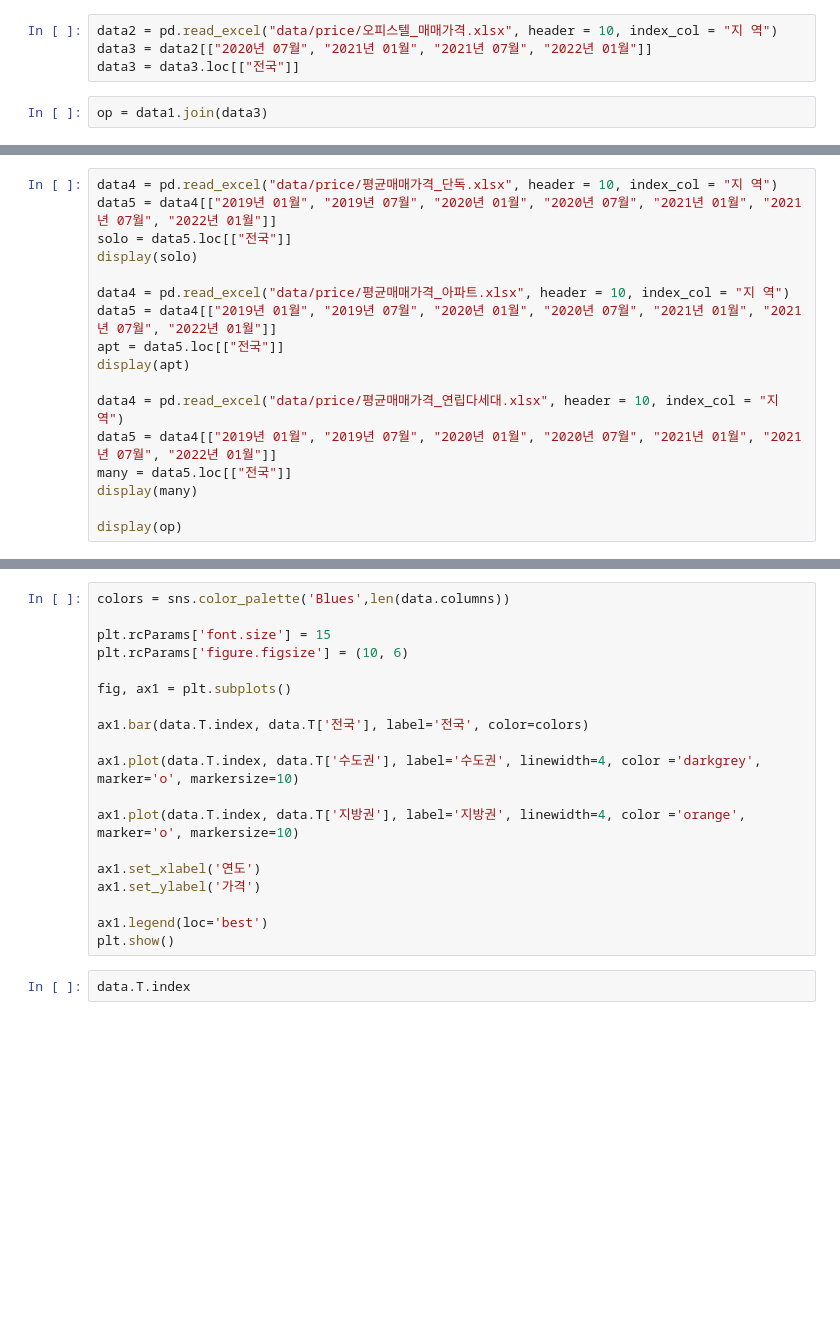
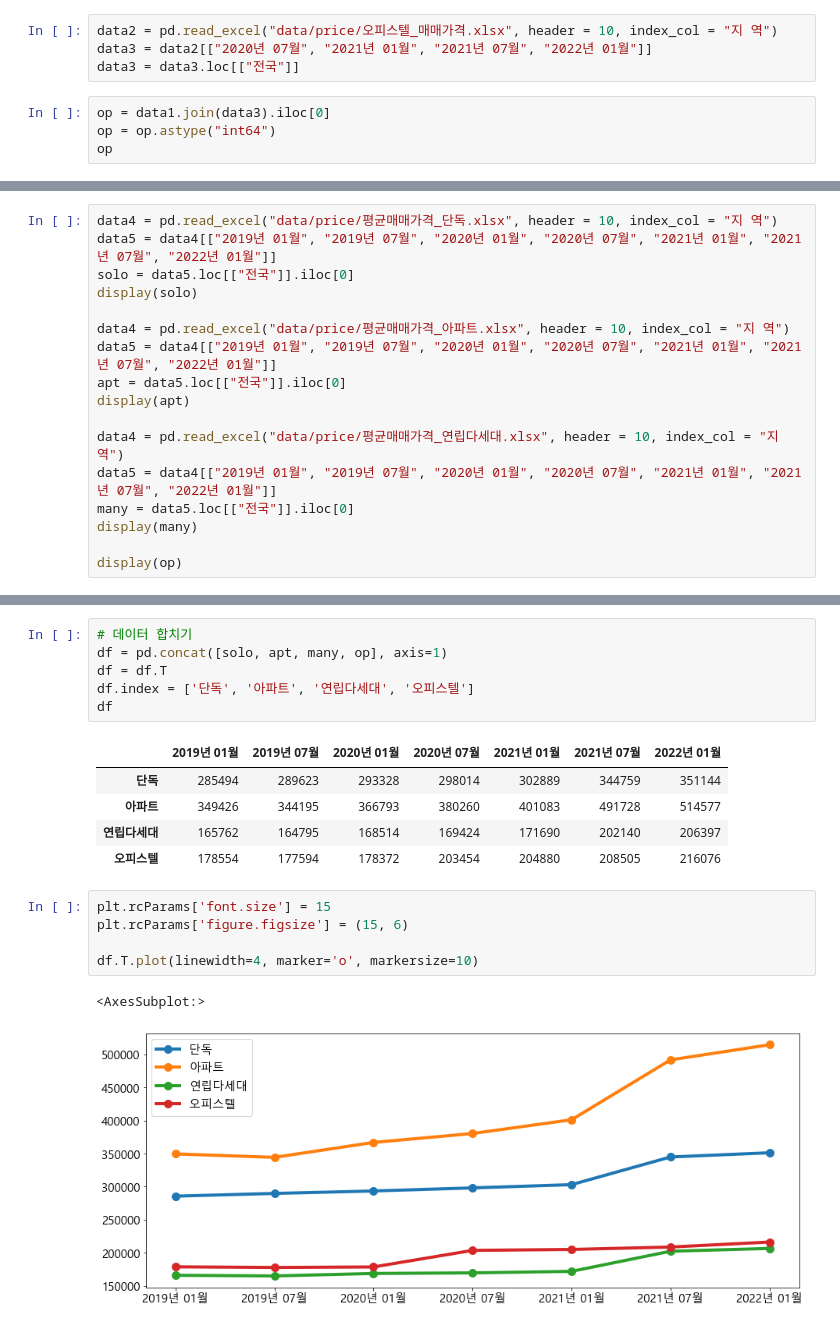
Before and after one commit to Minah-Seong/Project_Can, a Jupyter notebook: 주택유형별 평균 매매가.ipynb, the cells around one changed output, grey strips where cells are left out. Saved outputs shown, nothing was run; the diff lists cells and outputs as text; blank space fills up the shorter version.

```diff
--- a/주택유형별 평균 매매가.ipynb
+++ b/주택유형별 평균 매매가.ipynb
@@ -33,4 +33,6 @@ data2 = pd.read_excel("data/price/오피스텔_매매가격.xlsx", header = 10,
 data3 = data2[["2020년 07월", "2021년 01월", "2021년 07월", "2022년 01월"]]
 data3 = data3.loc[["전국"]]
 # %%
-op = data1.join(data3)
+op = data1.join(data3).iloc[0]
+op = op.astype("int64")
+op
@@ -37,17 +48,17 @@ op = data1.join(data3)
 # %%
 data4 = pd.read_excel("data/price/평균매매가격_단독.xlsx", header = 10, index_col = "지 역")
 data5 = data4[["2019년 01월", "2019년 07월", "2020년 01월", "2020년 07월", "2021년 01월", "2021년 07월", "2022년 01월"]]
-solo = data5.loc[["전국"]]
+solo = data5.loc[["전국"]].iloc[0]
 display(solo)
 
 data4 = pd.read_excel("data/price/평균매매가격_아파트.xlsx", header = 10, index_col = "지 역")
 data5 = data4[["2019년 01월", "2019년 07월", "2020년 01월", "2020년 07월", "2021년 01월", "2021년 07월", "2022년 01월"]]
-apt = data5.loc[["전국"]]
+apt = data5.loc[["전국"]].iloc[0]
 display(apt)
 
 data4 = pd.read_excel("data/price/평균매매가격_연립다세대.xlsx", header = 10, index_col = "지 역")
 data5 = data4[["2019년 01월", "2019년 07월", "2020년 01월", "2020년 07월", "2021년 01월", "2021년 07월", "2022년 01월"]]
-many = data5.loc[["전국"]]
+many = data5.loc[["전국"]].iloc[0]
 display(many)
 
 display(op)
@@ -66,21 +98,20 @@ display(op)
-# %%
-colors = sns.color_palette('Blues',len(data.columns))
-
-plt.rcParams['font.size'] = 15
-plt.rcParams['figure.figsize'] = (10, 6)
-
-fig, ax1 = plt.subplots()
-
-ax1.bar(data.T.index, data.T['전국'], label='전국', color=colors)
-
-ax1.plot(data.T.index, data.T['수도권'], label='수도권', linewidth=4, color ='darkgrey', marker='o', markersize=10)
-
-ax1.plot(data.T.index, data.T['지방권'], label='지방권', linewidth=4, color ='orange', marker='o', markersize=10)
-
-ax1.set_xlabel('연도')
-ax1.set_ylabel('가격')
-
-ax1.legend(loc='best')
-plt.show()
-# %%
-data.T.index
+# %%
+# 데이터 합치기
+df = pd.concat([solo, apt, many, op], axis=1)
+df = df.T
+df.index = ['단독', '아파트', '연립다세대', '오피스텔']
+df
+# %% [output]
+|  | 2019년 01월 | 2019년 07월 | 2020년 01월 | 2020년 07월 | 2021년 01월 | 2021년 07월 | 2022년 01월 |
+| 단독 | 285494 | 289623 | 293328 | 298014 | 302889 | 344759 | 351144 |
+| 아파트 | 349426 | 344195 | 366793 | 380260 | 401083 | 491728 | 514577 |
+| 연립다세대 | 165762 | 164795 | 168514 | 169424 | 171690 | 202140 | 206397 |
+| 오피스텔 | 178554 | 177594 | 178372 | 203454 | 204880 | 208505 | 216076 |
+# %%
+plt.rcParams['font.size'] = 15
+plt.rcParams['figure.figsize'] = (15, 6)
+
+df.T.plot(linewidth=4, marker='o', markersize=10)
+# %% [output]
+<AxesSubplot:>
+[figure, added]
```
Also changed, not shown: parts of 2 cells of this notebook, 4 other files.
